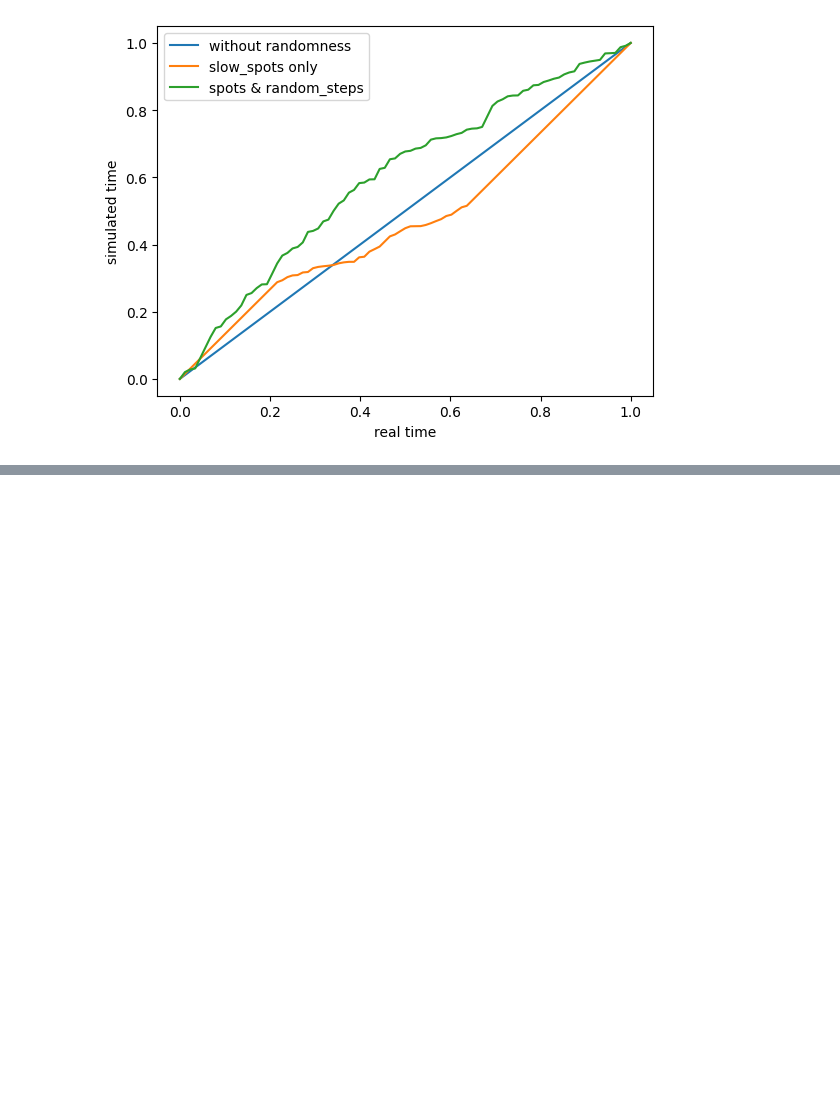
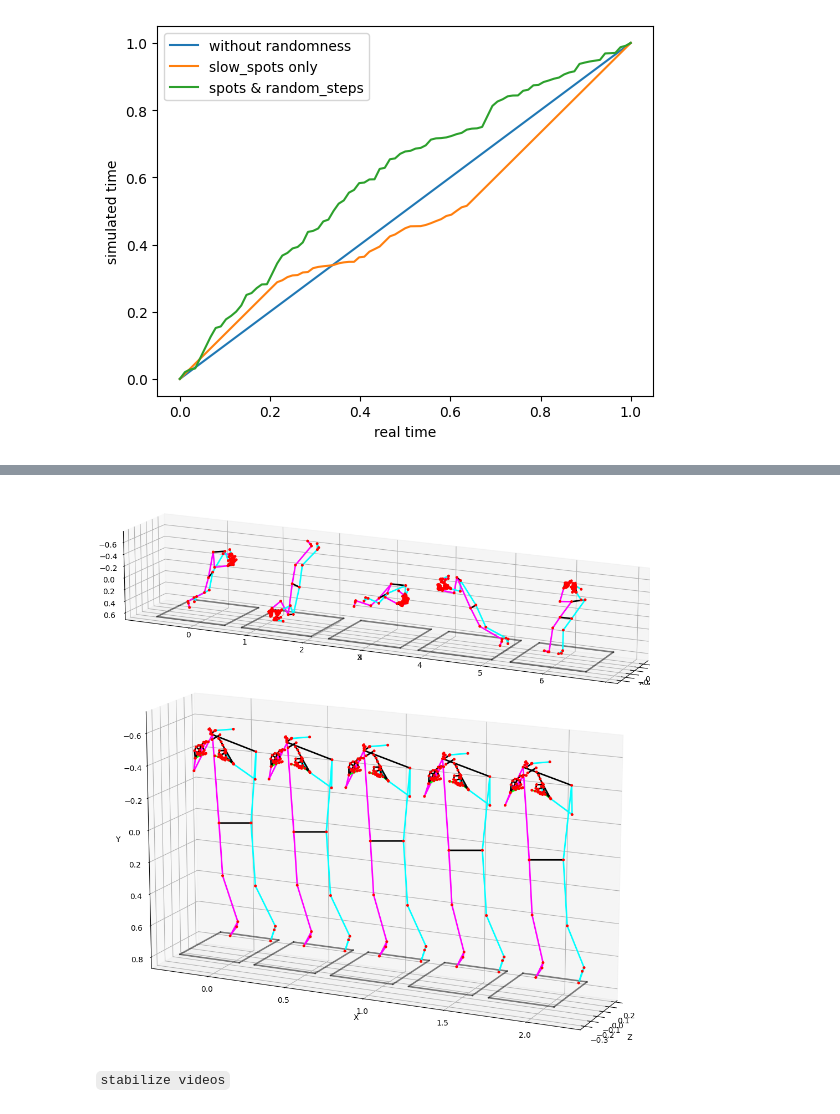
Before and after one commit to mdsrqbl/SignLanguageTranslator, a Jupyter notebook: notebooks/transforms_demo.ipynb, the cells around one changed output, grey strips where cells are left out. Saved outputs shown, nothing was run; the diff lists cells and outputs as text; code cells hidden in the pictures; blank space fills up the shorter version.

```diff
--- a/notebooks/transforms_demo.ipynb
+++ b/notebooks/transforms_demo.ipynb
@@ -211,0 +285,6 @@ plt.show()
+# %%
+Image(os.path.join('outputs', 'rectified.png'))
+# %% [output]
+[figure, added]
+# %% [markdown]
+`stabilize videos`
```
Also changed, not shown: parts of 10 cells of this notebook, 14 other files.
